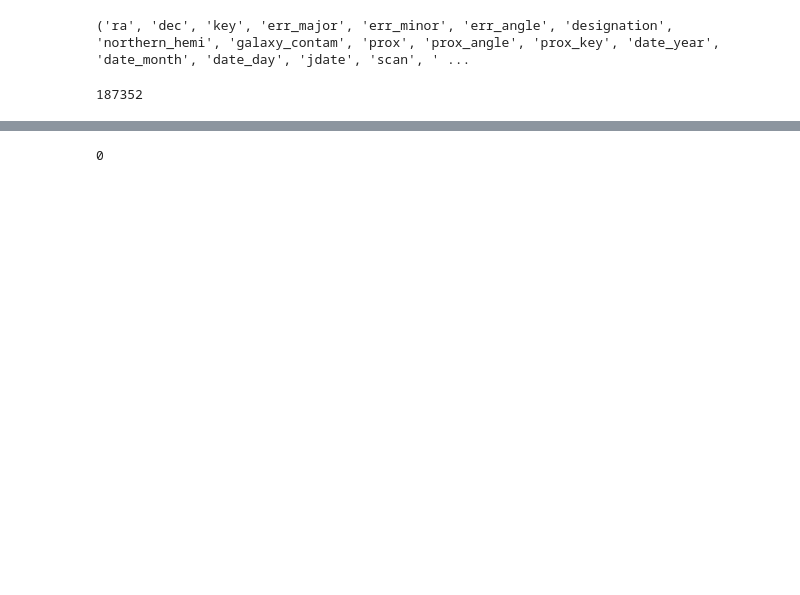
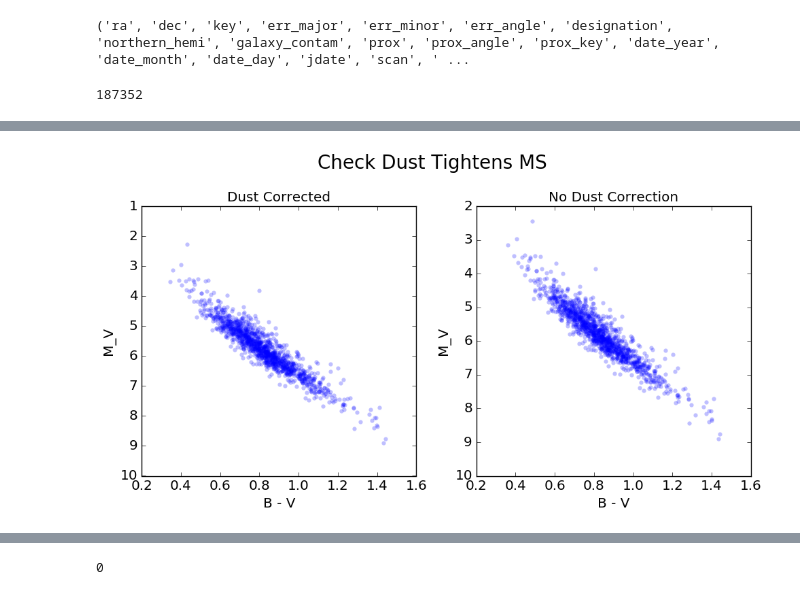
Before and after one commit to andersdot/stellarSpec, a Jupyter notebook: StellarTwins.ipynb, the cells around one changed output, grey strips where cells are left out. Cells and saved outputs as stored; diff of their text form; code cells hidden in the pictures; blank space fills up the shorter version.

```diff
--- a/StellarTwins.ipynb
+++ b/StellarTwins.ipynb
@@ -226,4 +227,23 @@ M_V = magsMatched['vmag'] - V_RedCoeff*bayesDust - meanMuMatched
 B_V = magsMatched['bmag'] - B_RedCoeff*bayesDust - (magsMatched['vmag'] - V_RedCoeff*bayesDust)
 g_r = magsMatched['gmag'] - g_RedCoeff*bayesDust - (magsMatched['rmag'] - r_RedCoeff*bayesDust)
 r_i = magsMatched['rmag'] - r_RedCoeff*bayesDust - (magsMatched['imag'] - i_RedCoeff*bayesDust)
+# %%
+#check dust tightens main sequence
+fig, ax = plt.subplots(1, 2, figsize=(10, 5))
+fig.suptitle('Check Dust Tightens MS', fontsize=20, y=1.08)
+ax[0].scatter(B_V, M_V, alpha=0.25, lw=0)
+ax[0].set_xlabel('B - V')
+ax[0].set_ylabel('M_V')
+ax[0].set_title('Dust Corrected')
+ax[0].invert_yaxis()
+
+ax[1].scatter(magsMatched['bmag'] - magsMatched['vmag'], magsMatched['vmag'] - meanMuMatched, alpha=0.25, lw=0)
+ax[1].set_xlabel('B - V')
+ax[1].set_ylabel('M_V')
+ax[1].set_title('No Dust Correction')
+ax[1].invert_yaxis()
+plt.tight_layout()
+plt.savefig('dustCorrected.png')
+# %% [output]
+[figure, added]
 # %%
```
Also changed, not shown: parts of 20 cells of this notebook.
